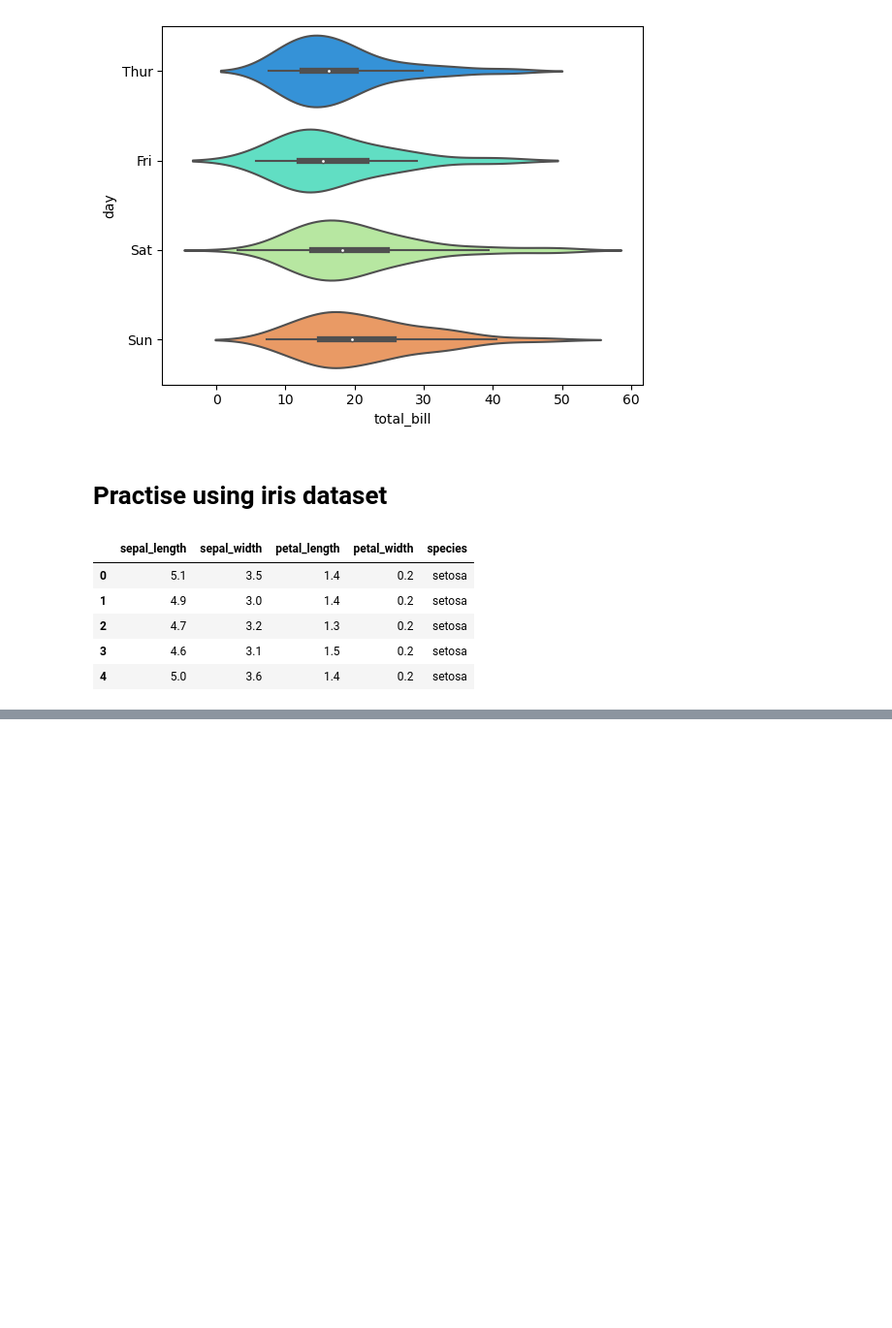
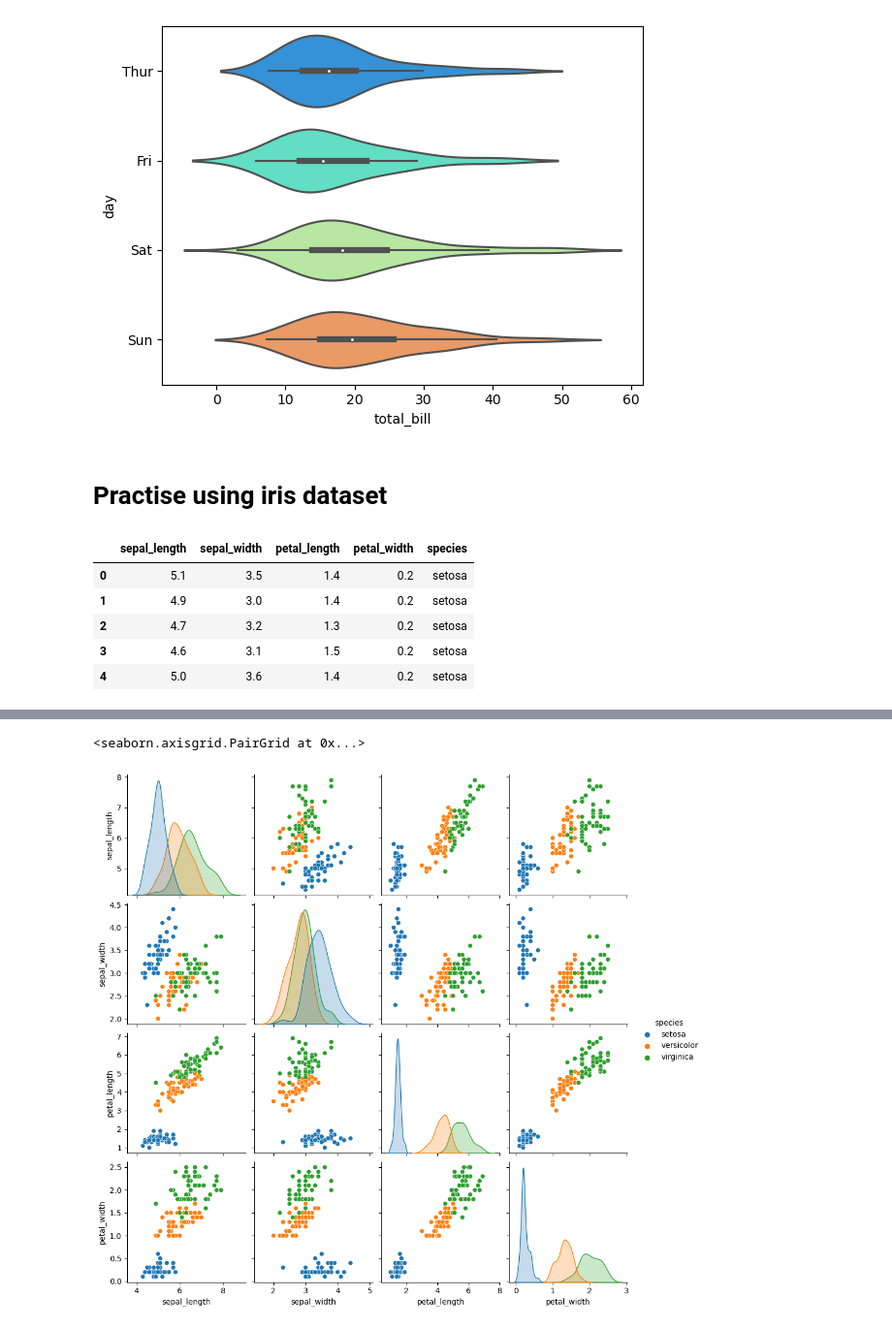
Before and after one commit to KirthikaKS/Python-for-Machine-Learning, a Jupyter notebook: Seaborn.ipynb, the cells around one changed output, grey strips where cells are left out. Shown at 97% size. Drawn from its saved outputs; the diff is of its cells as text; code cells hidden in the pictures; blank space fills up the shorter version.

```diff
--- a/Seaborn.ipynb
+++ b/Seaborn.ipynb
@@ -185,0 +211,5 @@ iris.head()
+# %%
+sns.pairplot(iris,hue='species')
+# %% [output]
+<seaborn.axisgrid.PairGrid at 0x...>
+[figure, added]
```
Also changed, not shown: parts of 12 cells of this notebook.
